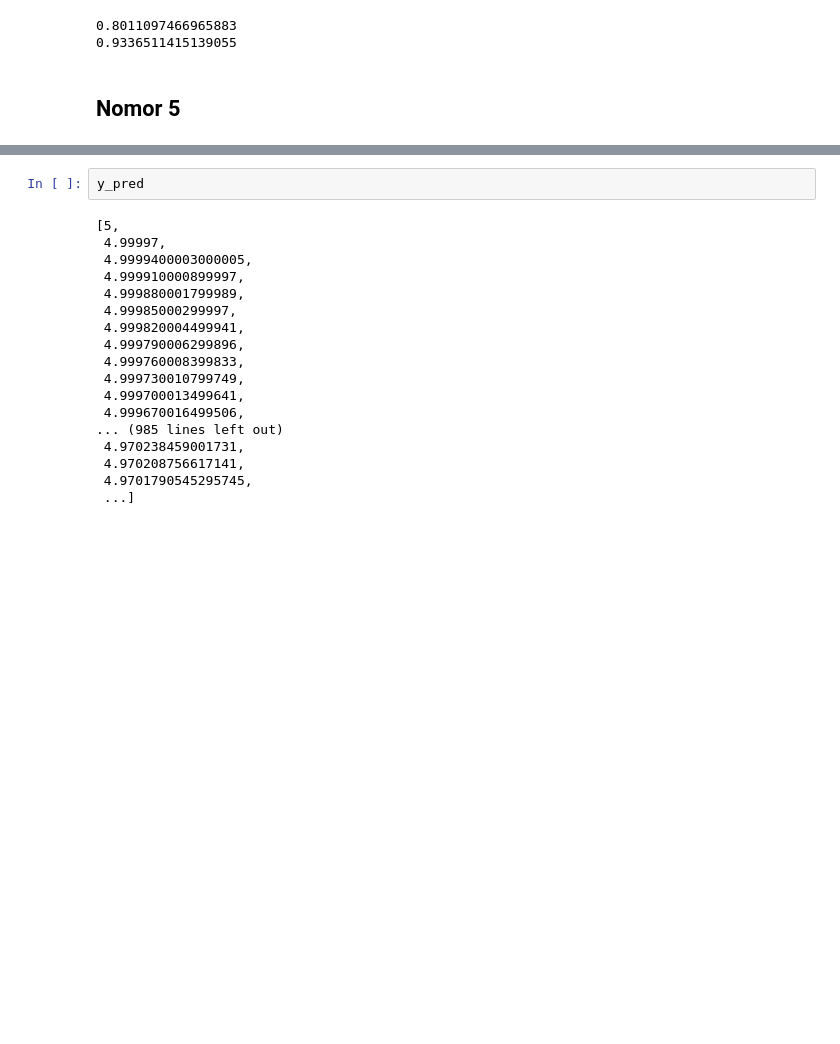
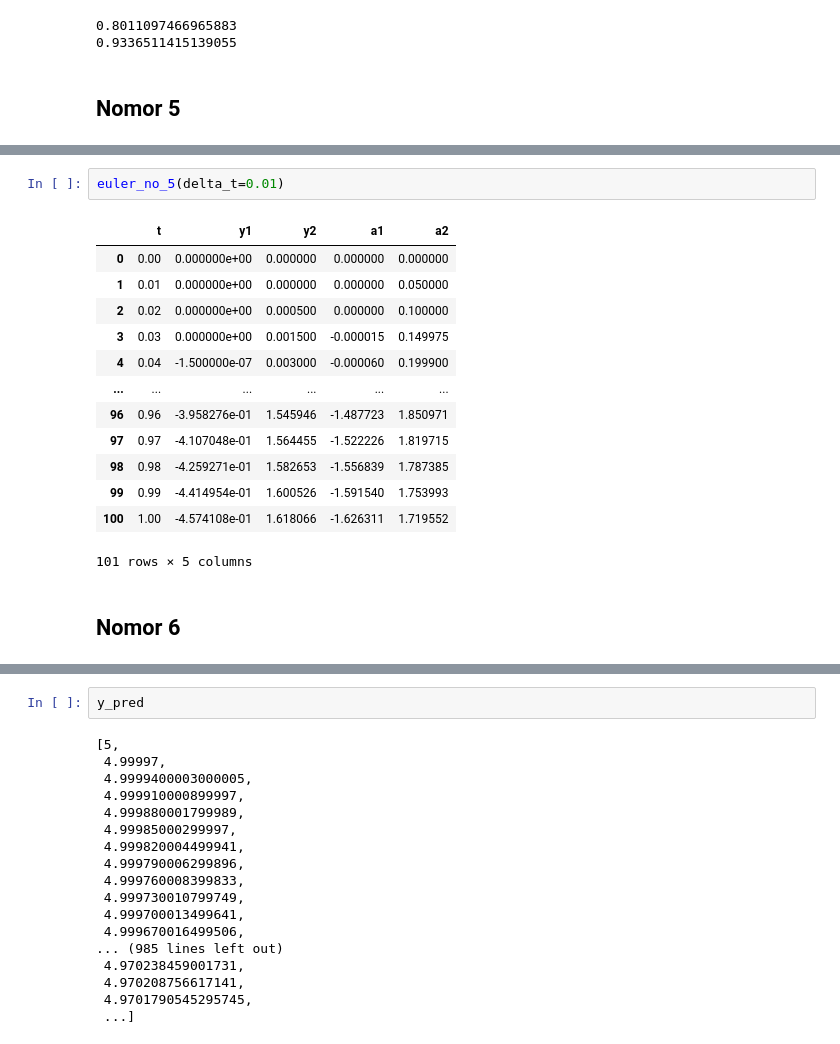
Before and after one commit to RendiZein/Metode-Rekayasa-Komputasi, a Jupyter notebook: Euler Method.ipynb, the cells around one changed output, grey strips where cells are left out. Cells and saved outputs as stored; diff of their text form; blank space fills up the shorter version.

```diff
--- a/Euler Method.ipynb
+++ b/Euler Method.ipynb
@@ -230,3 +443,21 @@ print(a[-1])
+# %%
+euler_no_5(delta_t=0.01)
+# %% [output]
+|  | t | y1 | y2 | a1 | a2 |
+| 0 | 0.00 | 0.000000e+00 | 0.000000 | 0.000000 | 0.000000 |
+| 1 | 0.01 | 0.000000e+00 | 0.000000 | 0.000000 | 0.050000 |
+| 2 | 0.02 | 0.000000e+00 | 0.000500 | 0.000000 | 0.100000 |
+| 3 | 0.03 | 0.000000e+00 | 0.001500 | -0.000015 | 0.149975 |
+| 4 | 0.04 | -1.500000e-07 | 0.003000 | -0.000060 | 0.199900 |
+| ... | ... | ... | ... | ... | ... |
+| 96 | 0.96 | -3.958276e-01 | 1.545946 | -1.487723 | 1.850971 |
+| 97 | 0.97 | -4.107048e-01 | 1.564455 | -1.522226 | 1.819715 |
+| 98 | 0.98 | -4.259271e-01 | 1.582653 | -1.556839 | 1.787385 |
+| 99 | 0.99 | -4.414954e-01 | 1.600526 | -1.591540 | 1.753993 |
+| 100 | 1.00 | -4.574108e-01 | 1.618066 | -1.626311 | 1.719552 |
+101 rows × 5 columns
+# %% [markdown]
+## Nomor 6
 # %%
 plt.style.use('seaborn-poster')
 %matplotlib inline
```
Also changed, not shown: parts of 25 cells of this notebook.
